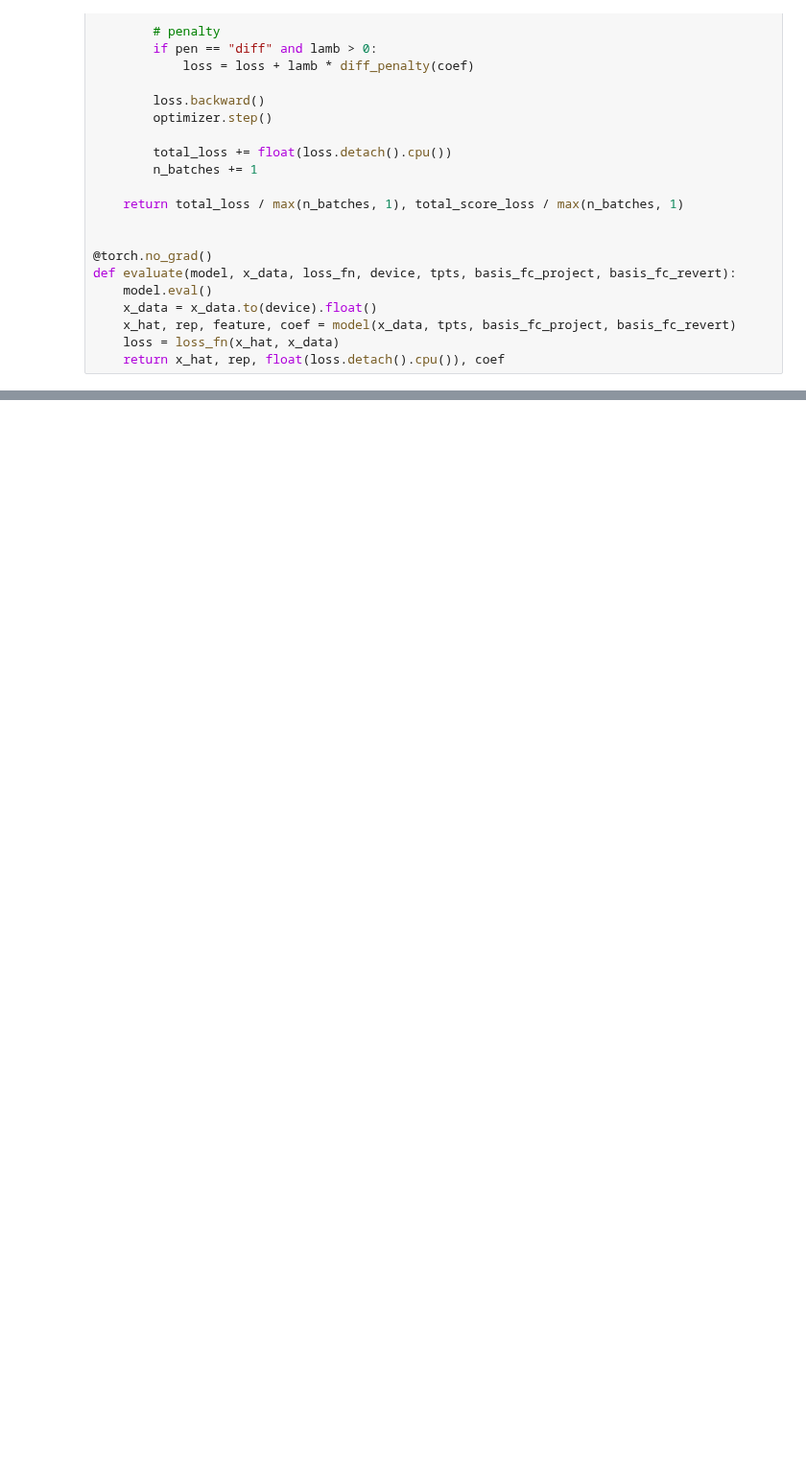
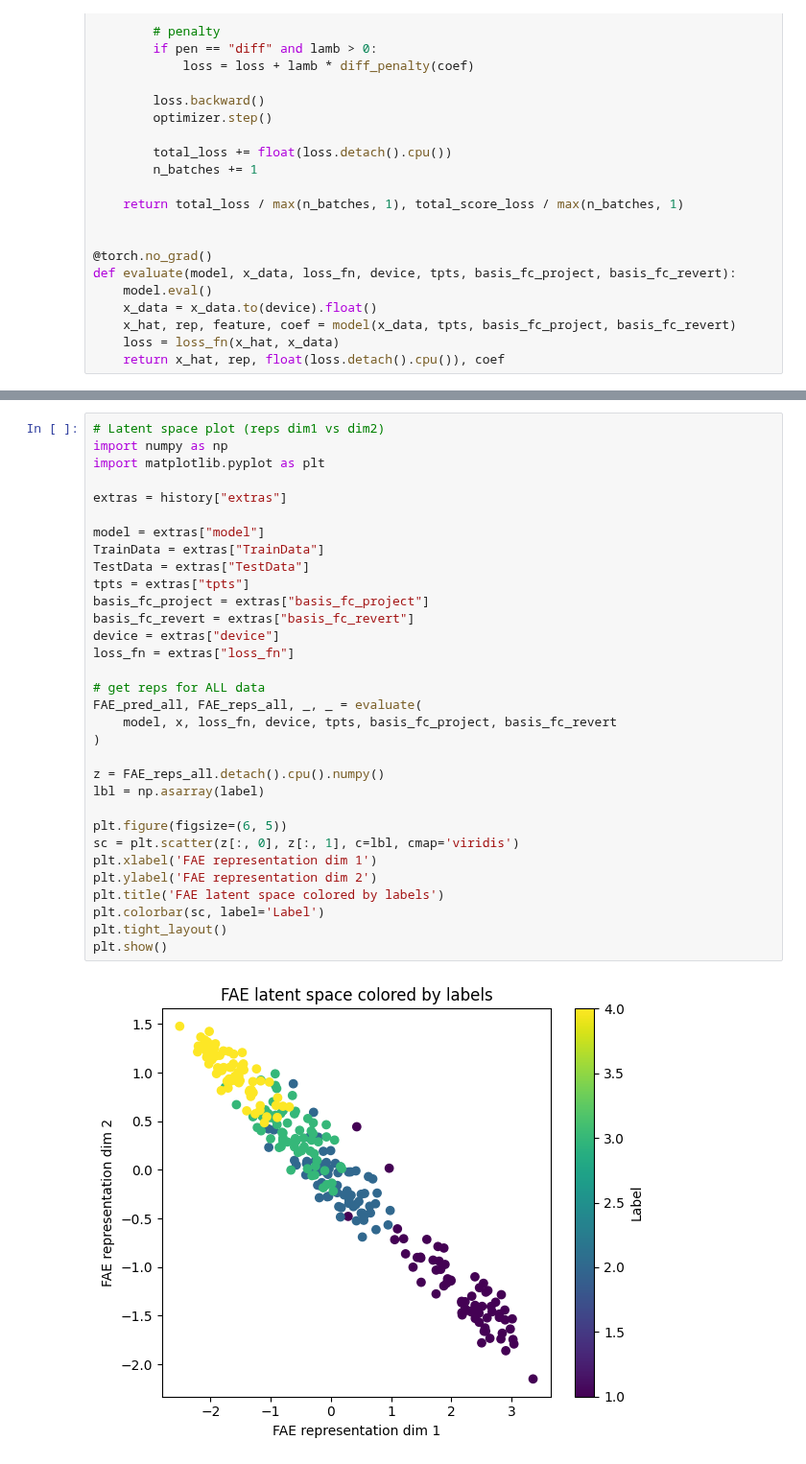
Before and after one commit to mobinapourmoshir/Functional-Autoencoder, a Jupyter notebook: Code/Regular FAE - V1.ipynb, the cells around one changed output, grey strips where cells are left out. Shown at 96% size. Drawn from its saved outputs; the diff is of its cells as text; blank space fills up the shorter version.

```diff
--- a/Code/Regular FAE - V1.ipynb
+++ b/Code/Regular FAE - V1.ipynb
@@ -381,0 +413,34 @@ plt.show()
+# %%
+# Latent space plot (reps dim1 vs dim2)
+import numpy as np
+import matplotlib.pyplot as plt
+
+extras = history["extras"]
+
+model = extras["model"]
+TrainData = extras["TrainData"]
+TestData = extras["TestData"]
+tpts = extras["tpts"]
+basis_fc_project = extras["basis_fc_project"]
+basis_fc_revert = extras["basis_fc_revert"]
+device = extras["device"]
+loss_fn = extras["loss_fn"]
+
+# get reps for ALL data
+FAE_pred_all, FAE_reps_all, _, _ = evaluate(
+    model, x, loss_fn, device, tpts, basis_fc_project, basis_fc_revert
+)
+
+z = FAE_reps_all.detach().cpu().numpy()
+lbl = np.asarray(label)
+
+plt.figure(figsize=(6, 5))
+sc = plt.scatter(z[:, 0], z[:, 1], c=lbl, cmap='viridis')
+plt.xlabel('FAE representation dim 1')
+plt.ylabel('FAE representation dim 2')
+plt.title('FAE latent space colored by labels')
+plt.colorbar(sc, label='Label')
+plt.tight_layout()
+plt.show()
+# %% [output]
+[figure, added]
```
Also changed, not shown: parts of 11 cells of this notebook.
